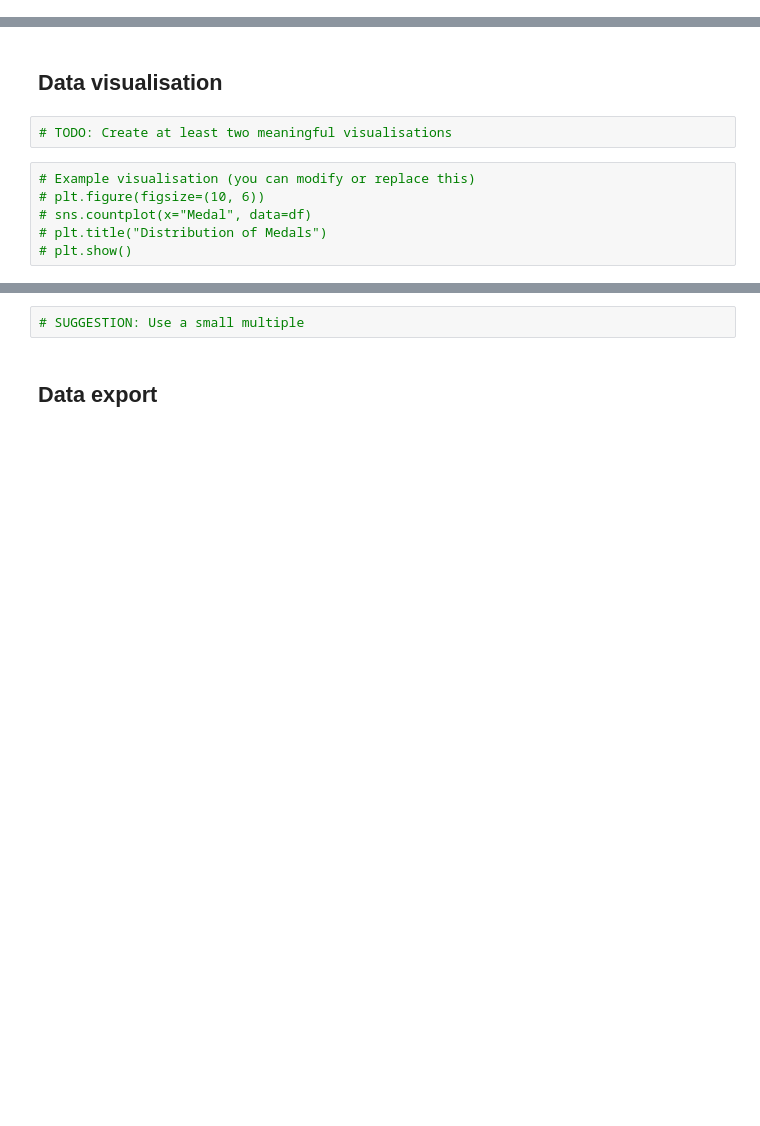
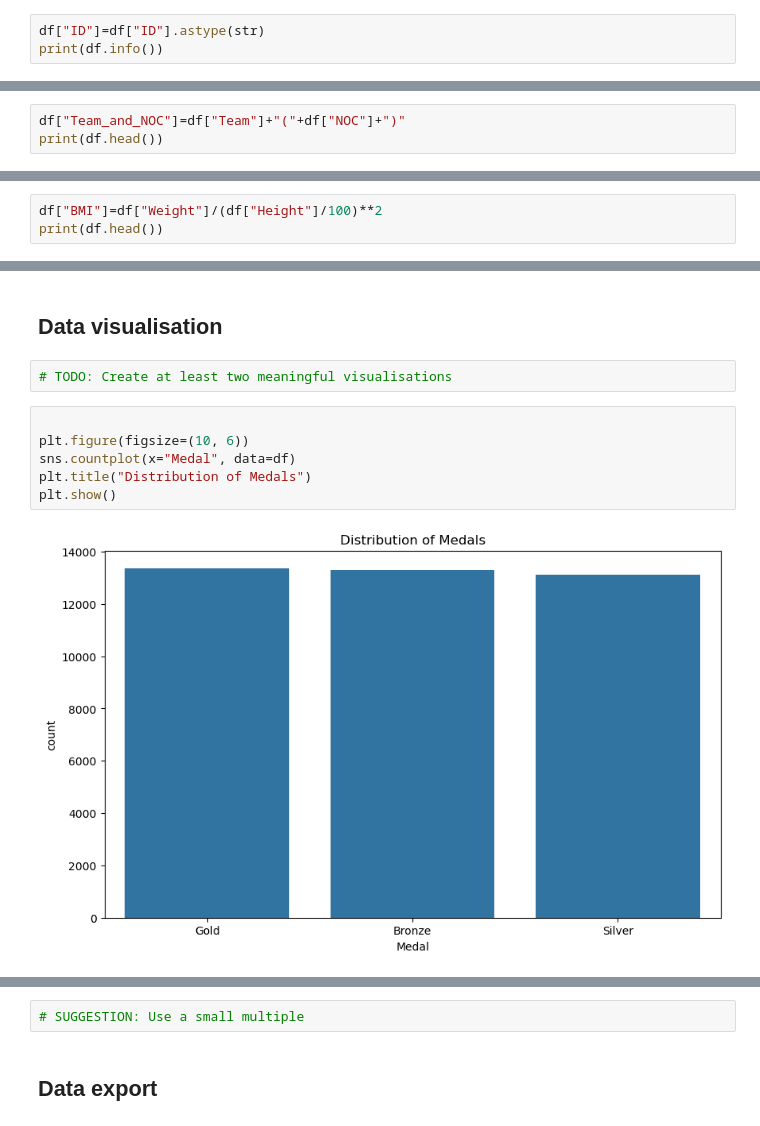
Before and after one commit to malavikakhaitan23/MN5813-Group-Project, a Jupyter notebook: Template.ipynb, the cells around one changed output, grey strips where cells are left out. Drawn from its saved outputs; the diff is of its cells as text; blank space fills up the shorter version.

```diff
--- a/Template.ipynb
+++ b/Template.ipynb
@@ -73,0 +117,3 @@ Display the first few rows and basic information about the DataFrame `df` you ha
+# %%
+df["ID"]=df["ID"].astype(str)
+print(df.info())
@@ -83,0 +158,3 @@ Display the first few rows and basic information about the DataFrame `df` you ha
+# %%
+df["Team_and_NOC"]=df["Team"]+"("+df["NOC"]+")"
+print(df.head())
@@ -83,0 +182,3 @@ Display the first few rows and basic information about the DataFrame `df` you ha
+# %%
+df["BMI"]=df["Weight"]/(df["Height"]/100)**2
+print(df.head())
@@ -92,8 +214,10 @@ Display the first few rows and basic information about the DataFrame `df` you ha
 # %%
 # TODO: Create at least two meaningful visualisations
 # %%
-# Example visualisation (you can modify or replace this)
-# plt.figure(figsize=(10, 6))
-# sns.countplot(x="Medal", data=df)
-# plt.title("Distribution of Medals")
-# plt.show()
+
+plt.figure(figsize=(10, 6))
+sns.countplot(x="Medal", data=df)
+plt.title("Distribution of Medals")
+plt.show()
+# %% [output]
+[figure, added]
```
Also changed, not shown: parts of 20 cells of this notebook.
